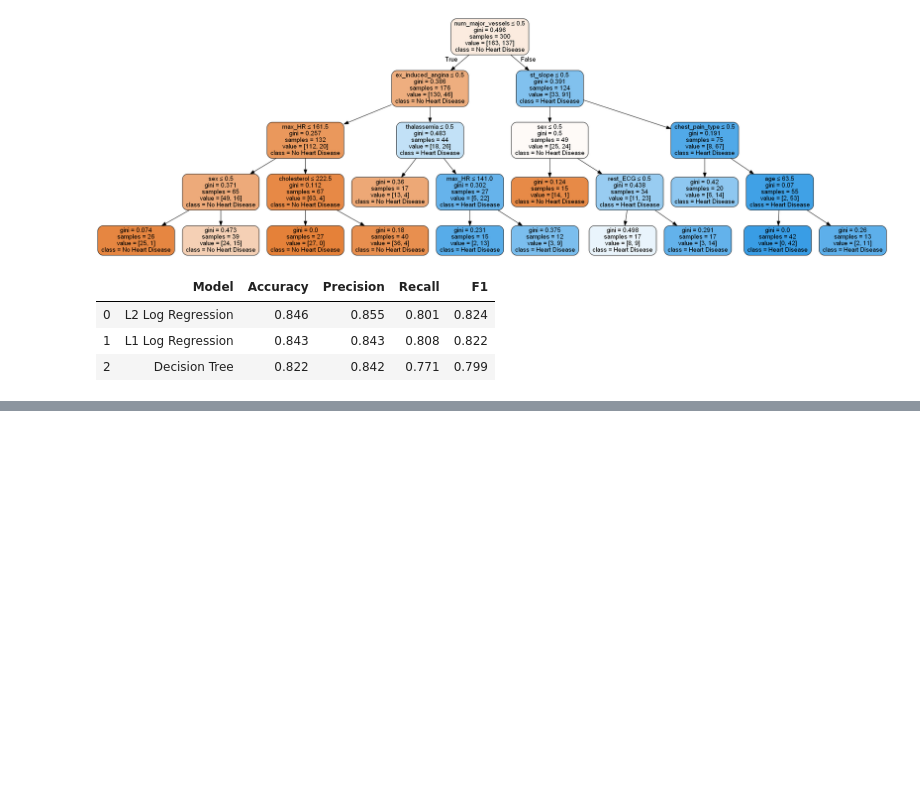
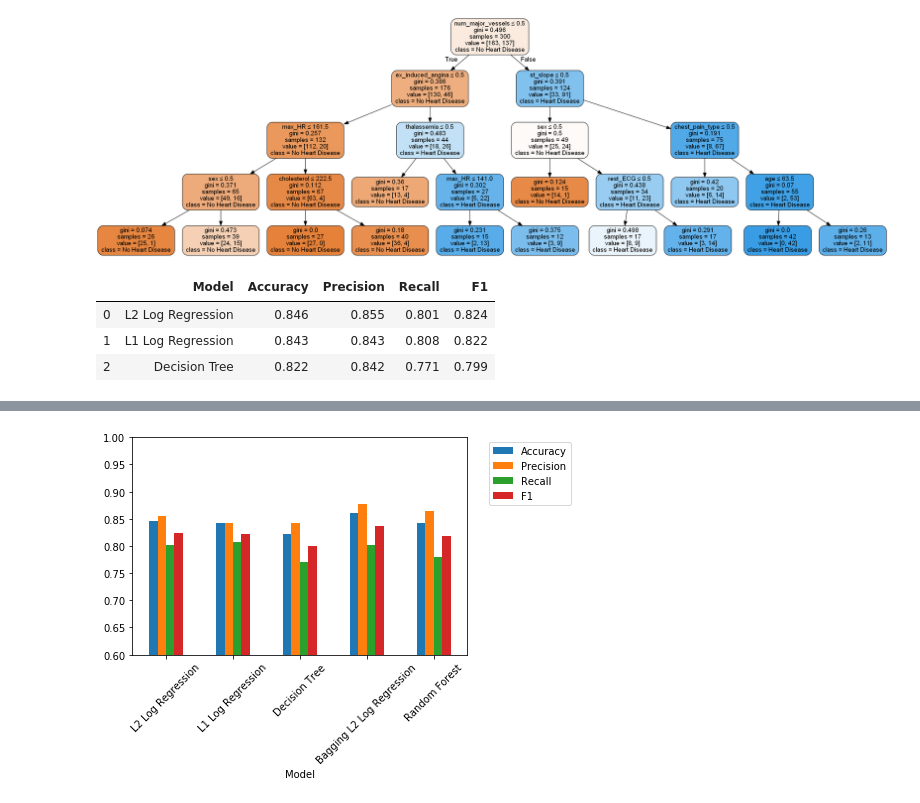
Before and after one commit to teyang-lau/Heart_Disease_Prediction, a Jupyter notebook: predictors-of-heart-disease-an-exploration.ipynb, the cells around one changed output, grey strips where cells are left out. Drawn from its saved outputs; the diff is of its cells as text; code cells hidden in the pictures; blank space fills up the shorter version.

Commit message:
added bagging and random forest

```diff
--- a/predictors-of-heart-disease-an-exploration.ipynb
+++ b/predictors-of-heart-disease-an-exploration.ipynb
@@ -552,0 +601,29 @@ models_score
+# %%
+from sklearn.ensemble import RandomForestClassifier
+
+def bagging(x, y, param_grid, cv=10):
+    clf = GridSearchCV(RandomForestClassifier(n_estimators = 100, n_jobs=-1, random_state=0),
+                        param_grid, cv=cv, scoring='f1', return_train_score=True)
+    clf.fit(x,y)
+    best_hyperparams = clf.best_params_
+
+    best_clf = RandomForestClassifier(n_estimators = 100, **best_hyperparams, n_jobs=-1, random_state=0) # train model with best hyperparams
+
+    scoring = ['accuracy','precision','recall','f1']
+    scores = cross_validate(best_clf, x, y, cv=10, scoring=scoring, return_train_score=True)
+    return {'Accuracy': scores['test_accuracy'].mean().round(3), 'Precision': scores['test_precision'].mean().round(3),
+        'Recall': scores['test_recall'].mean().round(3), 'F1': scores['test_f1'].mean().round(3)}
+
+# train random forest
+param_grid = {
+    'max_features': ['auto', 'sqrt'], # max number of features considered for splitting a node
+    'max_depth': [5, 8, 10, 15], # max number of levels in each decision tree
+    'min_samples_split': [2, 5, 10, 15], # min number of data points placed in a node before the node is split
+    'min_samples_leaf': [1, 2, 5, 10]} # min number of data points allowed in a leaf node
+
+
+rf_clf = bagging(x, y, param_grid, cv=10)
+d = {'Model': 'Random Forest'}
+d.update(rf_clf)
+models_score = models_score.append(d, ignore_index=True) # add model scores to df
+rf_clf
@@ -552,0 +641,8 @@ models_score
+# %%
+ax1 = models_score.plot(kind='bar', x='Model')
+ax1.set_ylim(0.6,1)
+plt.legend(bbox_to_anchor=(1.05, 1.0), loc='upper left')
+plt.xticks(rotation=45)
+fig.show()
+# %% [output]
+[figure, added]
```
Also changed, not shown: parts of 9 cells of this notebook.
